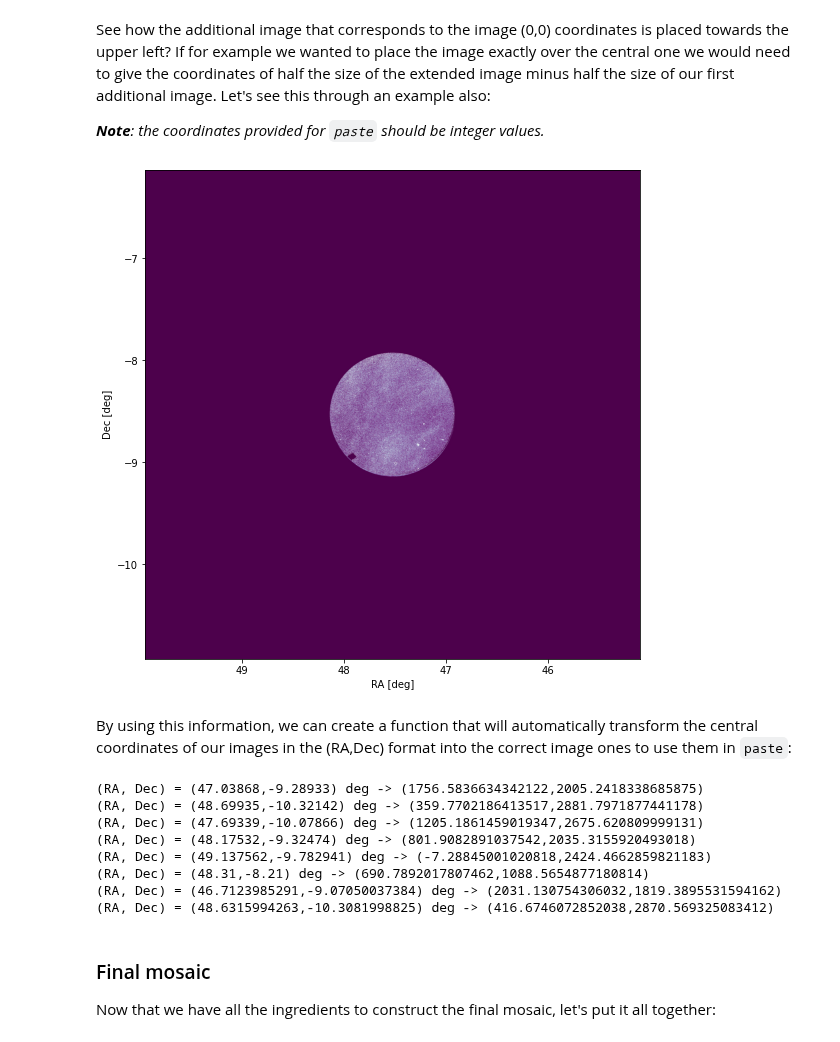
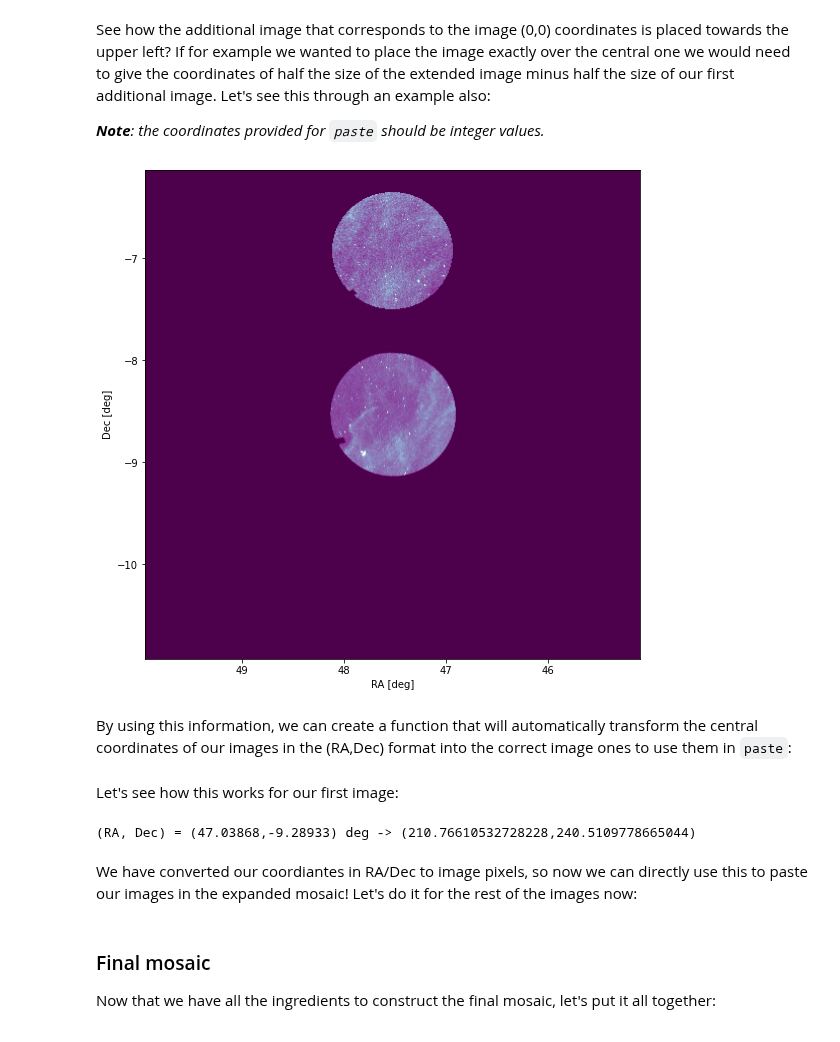
Before and after one commit to ScienceBetter/notebooks-stsci, a Jupyter notebook: surveying_dust_structure_via_GALEX_MIS_pt2/surveying_dust_structure_via_GALEX_MIS_pt2.ipynb, the cells around one changed output. Drawn from its saved outputs; the diff is of its cells as text; code cells hidden in the pictures.

```diff
--- a/surveying_dust_structure_via_GALEX_MIS_pt2/surveying_dust_structure_via_GALEX_MIS_pt2.ipynb
+++ b/surveying_dust_structure_via_GALEX_MIS_pt2/surveying_dust_structure_via_GALEX_MIS_pt2.ipynb
@@ -198,9 +201,9 @@ Because we will be using [`PIL`](https://pillow.readthedocs.io/en/stable/referen
 # %%
 for i in range(1,len(RA1_mbm15)):
-    plt.figure(figsize = (6,6),frameon=False)
+    plt.figure(figsize = (3,3),frameon=False)
     ax = plt.gca()
     ax.set_axis_off()
-    plt.imshow(images_mbm15[i], extent=[RA1_mbm15[i], RAf_mbm15[i], Dec1_mbm15[i], Decf_mbm15[i]], vmin=vmin_mbm15[i], vmax=vmax_mbm15[i], cmap='BuPu_r',origin='lower')
-    plt.savefig('mbm15_'+str(i)+'.jpg',pad_inches=0,bbox_inches='tight', dpi = 300)
+    plt.imshow(images_mbm15[i], extent=[RA1_mbm15[i], RAf_mbm15[i], Dec1_mbm15[i], Decf_mbm15[i]], vmin=vmin_mbm15[0], vmax=vmax_mbm15[0], cmap='BuPu_r',origin='lower')
+    plt.savefig('mbm15_'+str(i)+'.jpg',pad_inches=0,bbox_inches='tight')
     plt.show()
 # %% [output]
@@ -227,7 +230,7 @@ for i in range(1,n):
     mask = Image.new("L", im2.size)
     size = mask.size
     draw = ImageDraw.Draw(mask)
-    draw.ellipse((size[0]/8, size[1]/8, size[0]-size[0]/8, size[1]-size[1]/8), fill=255)
+    draw.ellipse((size[0]/7, size[1]/7, size[0]-size[0]/7, size[1]-size[1]/7), fill=255)
     mask_im.append(mask)
 
 plt.figure()
@@ -308,17 +311,17 @@ _**Note**: the coordinates provided for `paste` should be integer values._
 # %%
 im_exp = Image.open('expanded.jpg')
 im1 = Image.open('mbm15_1.jpg')
 
-im_exp.paste(im1,(int(im_exp.size[0]/2-im1.size[0]/2),int(im_exp.size[1]/2-im1.size[1]/2)),mask_im[0])
+im_exp.paste(im1,(int(im_exp.size[0]/2-im1.size[0]/2),0),mask_im[0])
 
 plt.figure(figsize=(9,9))
 ax = plt.gca()
 plt.imshow(im_exp,extent=[RA1,RAf,Dec1,Decf])
 plt.xlabel('RA [deg]')
 plt.ylabel('Dec [deg]')
 plt.show()
 # %% [output]
-[figure, old version]
+[figure, new version]
 # %% [markdown]
 By using this information, we can create a function that will automatically transform the central coordinates of our images in the (RA,Dec) format into the correct image ones to use them in `paste`:
 # %%
@@ -350,23 +353,23 @@ def getImCoord(coord_RA,coord_Dec, RA1, RAf, Dec1, Decf,image,extended_image):
     ImCoord_Dec = m_Dec*coord_Dec+b_Dec
 
     return ImCoord_RA, ImCoord_Dec
+# %% [markdown]
+Let's see how this works for our first image:
+# %%
+Im_RA = np.zeros(n)
+Im_Dec = np.zeros(n)
+
+im = Image.open('mbm15_1.jpg')
+Im_RA[1], Im_Dec[1] = getImCoord(RAc_mbm15[1],Decc_mbm15[1], RA1, RAf, Dec1, Decf,im,im_exp)
+print('(RA, Dec) = ('+str(RAc_mbm15[1])+','+str(Decc_mbm15[1])+') deg -> ('+str(Im_RA[1])+','+str(Im_Dec[1])+')')
+# %% [output]
+(RA, Dec) = (47.03868,-9.28933) deg -> (210.76610532728228,240.5109778665044)
+# %% [markdown]
+We have converted our coordiantes in RA/Dec to image pixels, so now we can directly use this to paste our images in the expanded mosaic! Let's do it for the rest of the images now:
 # %%
-Im_RA = np.zeros(n)
-Im_Dec = np.zeros(n)
-
-for i in range(1,n):
+for i in range(2,n):
     im = Image.open('mbm15_'+str(i)+'.jpg')
     Im_RA[i], Im_Dec[i] = getImCoord(RAc_mbm15[i],Decc_mbm15[i], RA1, RAf, Dec1, Decf,im,im_exp)
-    print('(RA, Dec) = ('+str(RAc_mbm15[i])+','+str(Decc_mbm15[i])+') deg -> ('+str(Im_RA[i])+','+str(Im_Dec[i])+')')
-# %% [output]
-(RA, Dec) = (47.03868,-9.28933) deg -> (1756.5836634342122,2005.2418338685875)
-(RA, Dec) = (48.69935,-10.32142) deg -> (359.7702186413517,2881.7971877441178)
-(RA, Dec) = (47.69339,-10.07866) deg -> (1205.1861459019347,2675.620809999131)
-(RA, Dec) = (48.17532,-9.32474) deg -> (801.9082891037542,2035.3155920493018)
-(RA, Dec) = (49.137562,-9.782941) deg -> (-7.28845001020818,2424.4662859821183)
-(RA, Dec) = (48.31,-8.21) deg -> (690.7892017807462,1088.5654877180814)
-(RA, Dec) = (46.7123985291,-9.07050037384) deg -> (2031.130754306032,1819.3895531594162)
-(RA, Dec) = (48.6315994263,-10.3081998825) deg -> (416.6746072852038,2870.569325083412)
 # %% [markdown]
 ### Final mosaic
 
```
Also changed, not shown: parts of 12 cells of this notebook.
